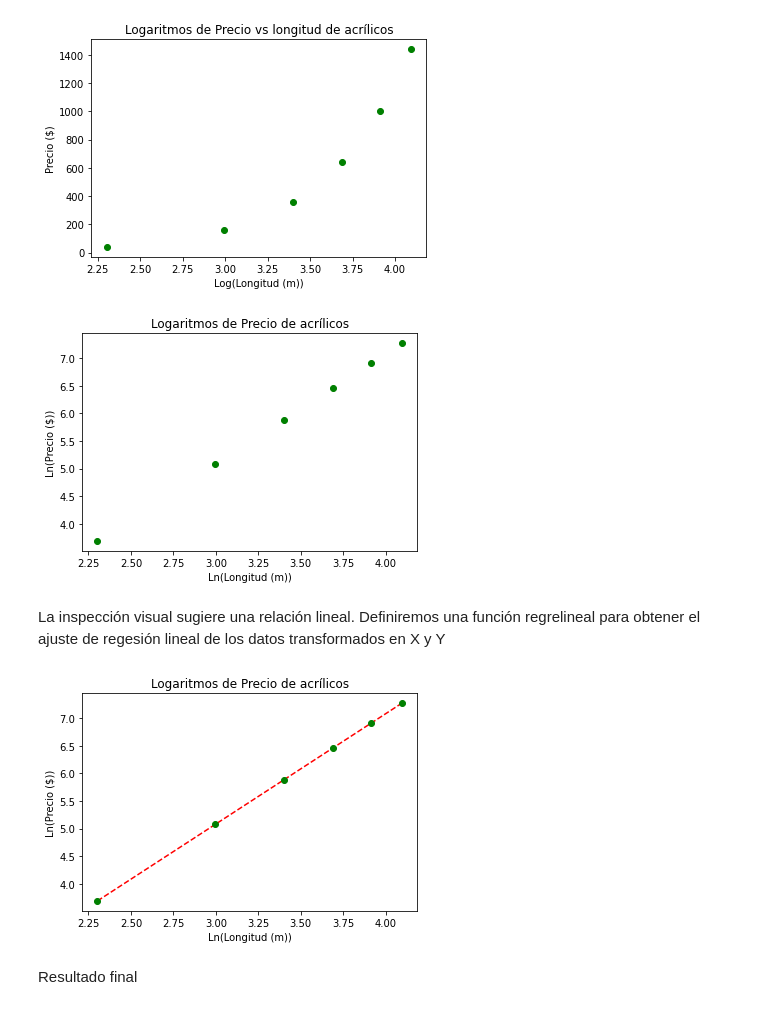
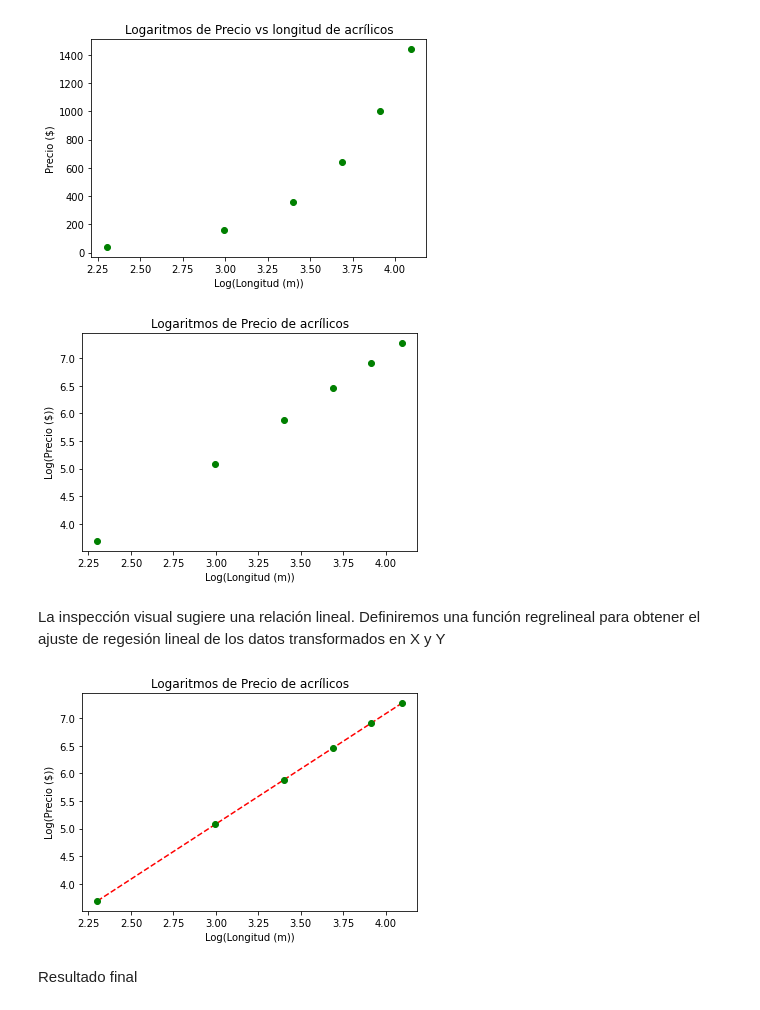
Before and after one commit to jadelrio/empirical-relationships, a Jupyter notebook: RelacionesPotenciales2.ipynb, the cells around one changed output. Saved outputs shown, nothing was run; the diff lists cells and outputs as text; code cells hidden in the pictures.

```diff
--- a/RelacionesPotenciales2.ipynb
+++ b/RelacionesPotenciales2.ipynb
@@ -52,12 +52,12 @@ plt.savefig('acrililn.png',dpi=300) # se salva la figura en eps con 300 dpi
 # %%
 plt.figure()
 plt.plot(lonln,precioln,'go',markersize=6)
-plt.xlabel('Ln(Longitud (m))')
-plt.ylabel('Ln(Precio ($))')
+plt.xlabel('Log(Longitud (m))')
+plt.ylabel('Log(Precio ($))')
 plt.title('Logaritmos de Precio de acrílicos')
 plt.savefig('acrililnln.png',dpi=300) # se salva la figura en eps con 300 dpi
 # %% [output]
-[figure, old version]
+[figure, new version]
 # %% [markdown]
 La inspección visual sugiere una relación lineal. Definiremos una función regrelineal para obtener el ajuste de regesión lineal de los datos transformados en X y Y
 # %%
@@ -97,10 +97,10 @@ l= m1 * lonln + b0
 # %%
 plt.figure()
-plt.plot(lonln,l,'r--', lonln, precioln,'go',markersize=6)
-plt.xlabel('Ln(Longitud (m))')
-plt.ylabel('Ln(Precio ($))')
+plt.plot(lonln,logP,'r--', lonln, precioln,'go',markersize=6)
+plt.xlabel('Log(Longitud (m))')
+plt.ylabel('Log(Precio ($))')
 plt.title('Logaritmos de Precio de acrílicos')
 plt.savefig('acrililnajus.png',dpi=300) # se salva la figura en eps con 300 dpi
 # %% [output]
-[figure, old version]
+[figure, new version]
 # %%
```
Also changed, not shown: parts of 5 cells of this notebook.
